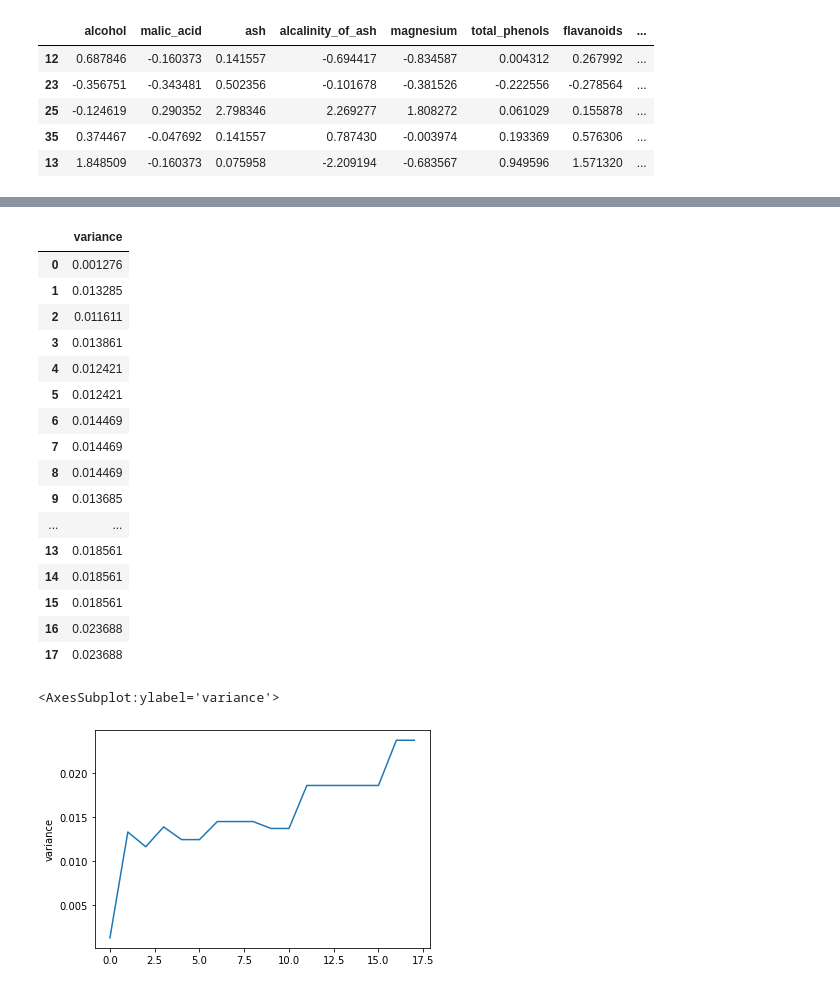
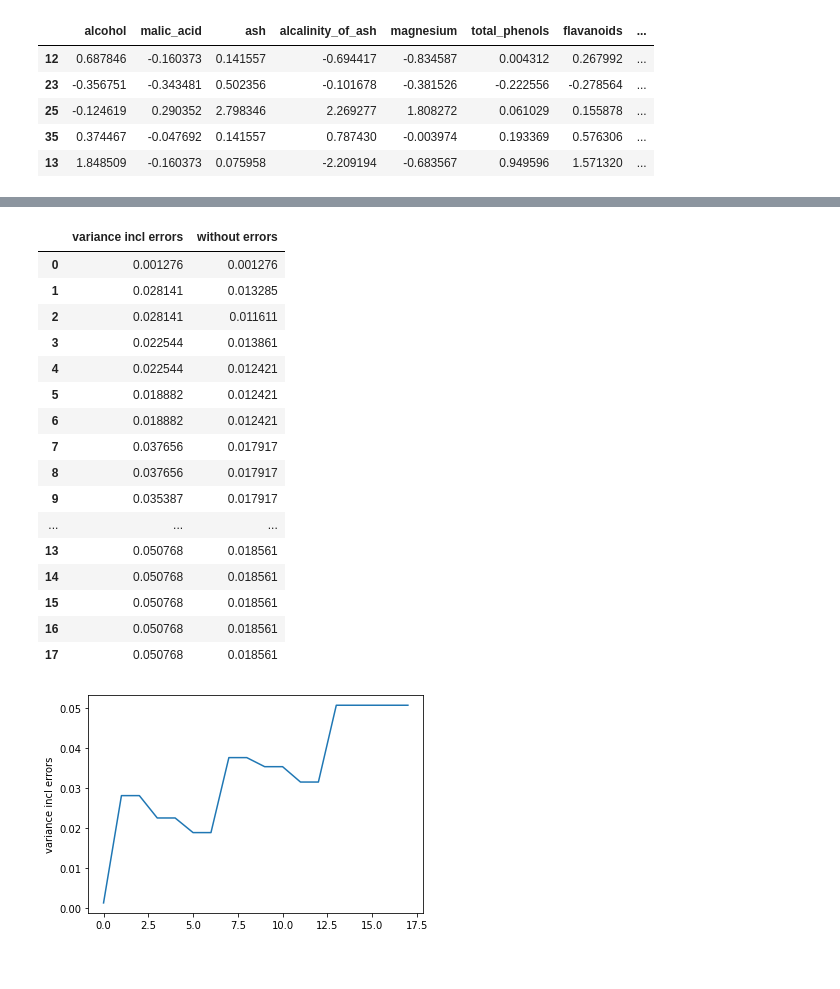
Before and after one commit to Sm2468/msc_thesis, a Jupyter notebook: Pipeline/4_wine_bias_clustering.ipynb, the cells around one changed output, grey strips where cells are left out. Cells and saved outputs as stored; diff of their text form; code cells hidden in the pictures.

Commit message:
variance plot

```diff
--- a/Pipeline/4_wine_bias_clustering.ipynb
+++ b/Pipeline/4_wine_bias_clustering.ipynb
@@ -20,5 +22,10 @@ features = all_data.drop(['predicted_class', 'true_class', 'errors'], axis=1)
 # %%
-# Scaling the features
+# Scaling all attributes
 to_scale = features.columns
 features[to_scale] = StandardScaler().fit_transform(features[to_scale])
 features[:5]
+
+# Scaling the errors
+errors_col = MinMaxScaler(feature_range = (0,1.0)).fit_transform(all_data[['errors']])
+scaling_factor = 0.8 #needs to be converted to scaling range
+scaled_errors = scaling_factor * errors_col
@@ -202,5 +219,6 @@ Splitting on cluster 4
 # %%
-variance_df = pd.DataFrame(variance_list).rename(columns={0:"variance"})
-display(variance_df)
-sns.lineplot(data=variance_df, x=variance_df.index,y="variance")
+variance_df = pd.DataFrame(variance_list).rename(columns={0:"variance excl errors"})
+sns.lineplot(data=variance_df, x=variance_df.index,y="variance excl errors")
+# variance_df['without errors'] = variance_df
+variance_df
 # %% [output]
@@ -233,9 +250,9 @@ from sklearn.preprocessing import MinMaxScaler
 # features[to_scale] = MinMaxScaler(feature_range=0.2,1).fit_transform(features[to_scale])
 # features[:5]
 
-errors = MinMaxScaler(feature_range = (0,1.0)).fit_transform(full_data[['errors']])
-scaling_factor = 0.8 #needs to be converted to scaling range
+# errors = MinMaxScaler(feature_range = (0,1.0)).fit_transform(full_data[['errors']])
+# scaling_factor = 0.8 #needs to be converted to scaling range
 
-scaled_errors = scaling_factor * scaled_errors
-# final_errors
+# scaled_errors = scaling_factor * scaled_errors
+# scaled_errors
 # %%
@@ -259,7 +276,7 @@ MAX_ITER = 20
 x = 0 # cluster number
 initial_bias = 0
 plot_clusters(full_data)
-variance_list = []
+variance_list_errors = []
 
 for i in range(1, MAX_ITER):
     if i != 1:
@@ -268,7 +285,7 @@ for i in range(1, MAX_ITER):
             neg_bias_clus = bias_acc(full_data, j, 'clusters')
             neg_bias_list.append(neg_bias_clus)
         variance_clusters = np.var(neg_bias_list)
-        variance_list.append(variance_clusters) #TODO make function
+        variance_list_errors.append(variance_clusters) #TODO make function
         print('Variance clusters: ', variance_clusters)
     print('----- Clustering Iteration', i)
     print('Splitting on cluster', x)
@@ -318,8 +335,7 @@ for i in range(1, MAX_ITER):
         initial_bias = abs(bias_acc(full_data, x, 'clusters'))
 
 print('MAX_ITER')
-
-print(variance_list)
+print(variance_list_errors)
 # %% [output]
 [figure]
 ----- Clustering Iteration 1
@@ -362,27 +393,29 @@ Splitting on cluster 3
 # %%
-variance_df = pd.DataFrame(variance_list).rename(columns={0:"variance"})
-display(variance_df)
-sns.lineplot(data=variance_df, x=variance_df.index,y="variance")
+variance_errors = pd.DataFrame(variance_list_errors).rename(columns={0:"variance incl errors"})
+sns.lineplot(data=variance_errors, x=variance_errors.index,y="variance incl errors")
+# variance_errors['with errors'] = variance_errors
+variance_errors['without errors'] = variance_df[['variance excl errors']]
+# needs to be fixed
+variance_errors
 # %% [output]
-|  | variance |
-| 0 | 0.001276 |
-| 1 | 0.013285 |
-| 2 | 0.011611 |
-| 3 | 0.013861 |
-| 4 | 0.012421 |
-| 5 | 0.012421 |
-| 6 | 0.014469 |
-| 7 | 0.014469 |
-| 8 | 0.014469 |
-| 9 | 0.013685 |
-| ... | ... |
-| 13 | 0.018561 |
-| 14 | 0.018561 |
-| 15 | 0.018561 |
-| 16 | 0.023688 |
-| 17 | 0.023688 |
+|  | variance incl errors | without errors |
+| 0 | 0.001276 | 0.001276 |
+| 1 | 0.028141 | 0.013285 |
+| 2 | 0.028141 | 0.011611 |
+| 3 | 0.022544 | 0.013861 |
+| 4 | 0.022544 | 0.012421 |
+| 5 | 0.018882 | 0.012421 |
+| 6 | 0.018882 | 0.012421 |
+| 7 | 0.037656 | 0.017917 |
+| 8 | 0.037656 | 0.017917 |
+| 9 | 0.035387 | 0.017917 |
+| ... | ... | ... |
+| 13 | 0.050768 | 0.018561 |
+| 14 | 0.050768 | 0.018561 |
+| 15 | 0.050768 | 0.018561 |
+| 16 | 0.050768 | 0.018561 |
+| 17 | 0.050768 | 0.018561 |
-<AxesSubplot:ylabel='variance'>
-[figure, old version]
+[figure, new version]
 # %%
 # exporting the biased cluster dataframe for further analysis
 import os
```
Also changed, not shown: parts of 7 cells of this notebook.
